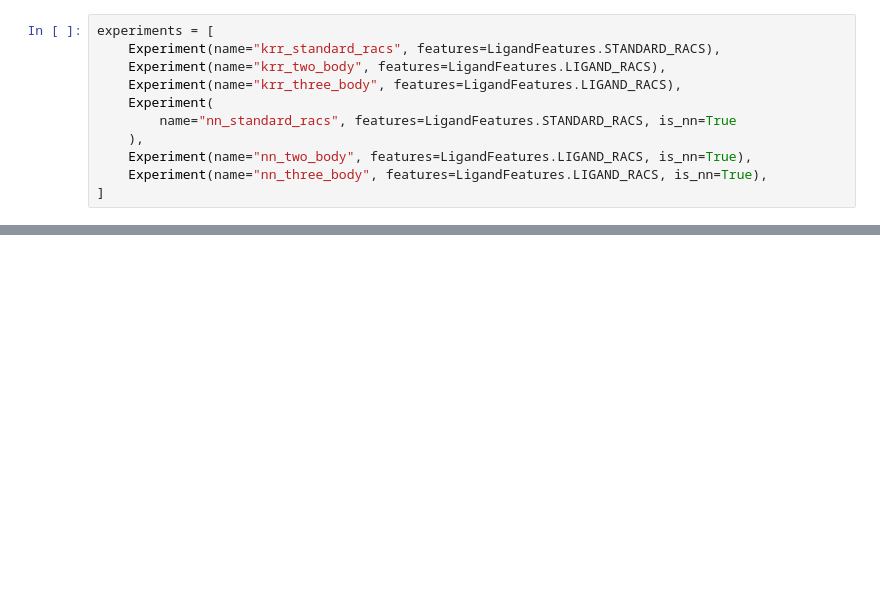
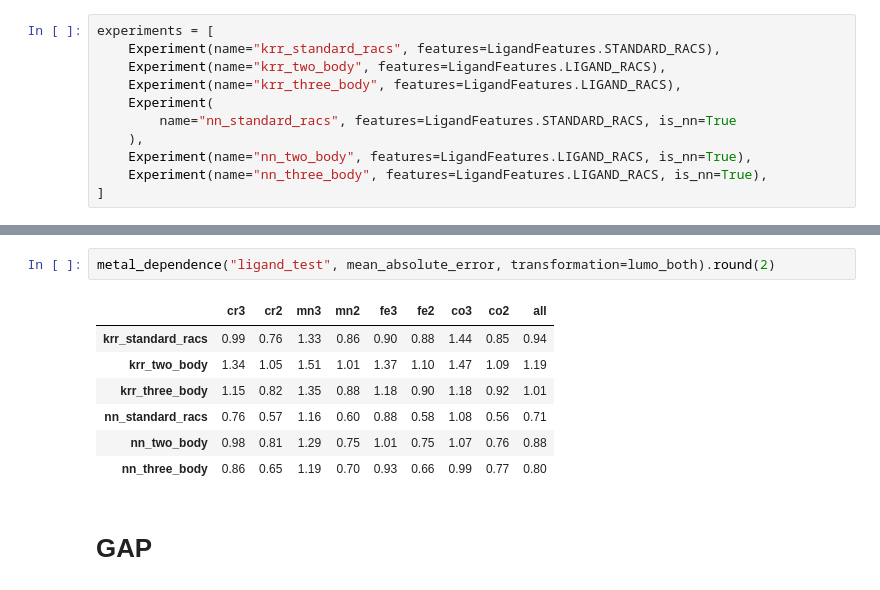
Before and after one commit to hjkgrp/many_body_ml, a Jupyter notebook: scripts_and_notebooks/scoring/model_scores_orbitals.ipynb, the cells around one changed output, grey strips where cells are left out. Saved outputs shown, nothing was run; the diff lists cells and outputs as text; blank space fills up the shorter version.

```diff
--- a/scripts_and_notebooks/scoring/model_scores_orbitals.ipynb
+++ b/scripts_and_notebooks/scoring/model_scores_orbitals.ipynb
@@ -127,0 +222,12 @@ maes.round(2)
+# %%
+metal_dependence("ligand_test", mean_absolute_error, transformation=lumo_both).round(2)
+# %% [output]
+|  | cr3 | cr2 | mn3 | mn2 | fe3 | fe2 | co3 | co2 | all |
+| krr_standard_racs | 0.99 | 0.76 | 1.33 | 0.86 | 0.90 | 0.88 | 1.44 | 0.85 | 0.94 |
+| krr_two_body | 1.34 | 1.05 | 1.51 | 1.01 | 1.37 | 1.10 | 1.47 | 1.09 | 1.19 |
+| krr_three_body | 1.15 | 0.82 | 1.35 | 0.88 | 1.18 | 0.90 | 1.18 | 0.92 | 1.01 |
+| nn_standard_racs | 0.76 | 0.57 | 1.16 | 0.60 | 0.88 | 0.58 | 1.08 | 0.56 | 0.71 |
+| nn_two_body | 0.98 | 0.81 | 1.29 | 0.75 | 1.01 | 0.75 | 1.07 | 0.76 | 0.88 |
+| nn_three_body | 0.86 | 0.65 | 1.19 | 0.70 | 0.93 | 0.66 | 0.99 | 0.77 | 0.80 |
+# %% [markdown]
+# GAP
```
Also changed, not shown: parts of 18 cells of this notebook.
